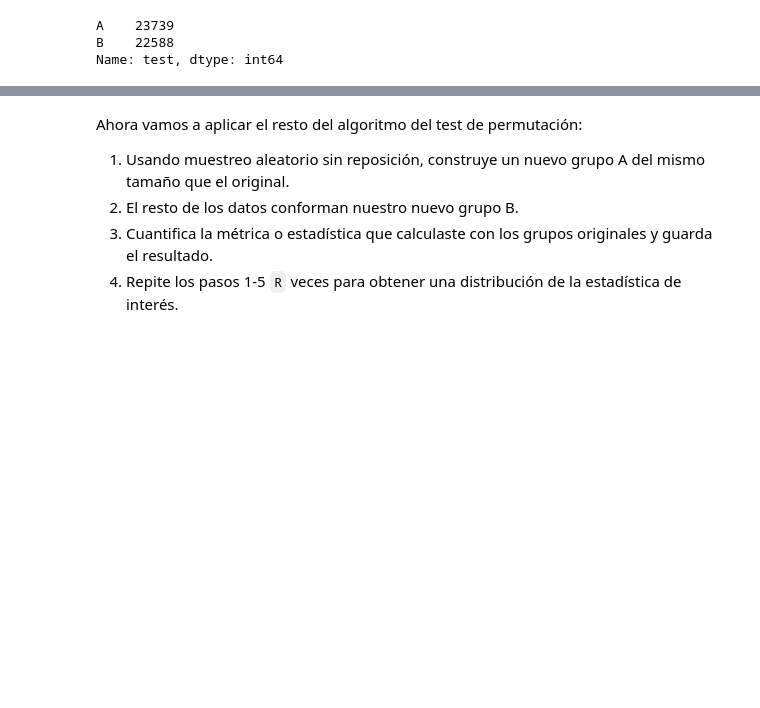
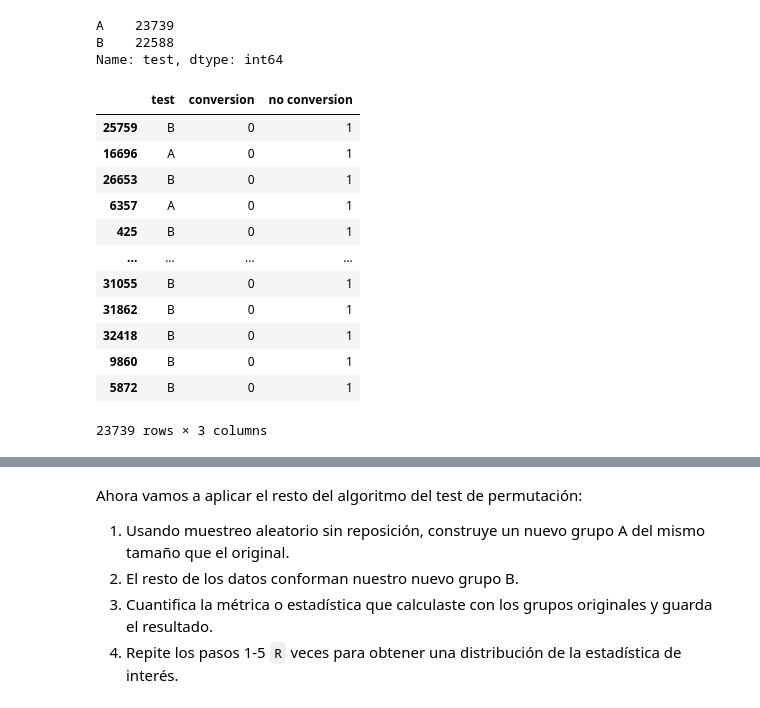
Before and after one commit to luislerma5593/Data_Analysis, a Jupyter notebook: 4. Análisis de datos con Python/7. Pruebas AB y Procesamiento de Lenguaje Natural/7.1 pruebas_ab.ipynb, the cells around one changed output, grey strips where cells are left out. Saved outputs shown, nothing was run; the diff lists cells and outputs as text; code cells hidden in the pictures; blank space fills up the shorter version.

```diff
--- a/4. Análisis de datos con Python/7. Pruebas AB y Procesamiento de Lenguaje Natural/7.1 pruebas_ab.ipynb
+++ b/4. Análisis de datos con Python/7. Pruebas AB y Procesamiento de Lenguaje Natural/7.1 pruebas_ab.ipynb
@@ -78,3 +78,19 @@ value_counts
 A    23739
 B    22588
 Name: test, dtype: int64
+# %%
+df.sample(value_counts.loc['A'], replace=False)
+# %% [output]
+|  | test | conversion | no conversion |
+| 25759 | B | 0 | 1 |
+| 16696 | A | 0 | 1 |
+| 26653 | B | 0 | 1 |
+| 6357 | A | 0 | 1 |
+| 425 | B | 0 | 1 |
+| ... | ... | ... | ... |
+| 31055 | B | 0 | 1 |
+| 31862 | B | 0 | 1 |
+| 32418 | B | 0 | 1 |
+| 9860 | B | 0 | 1 |
+| 5872 | B | 0 | 1 |
+23739 rows × 3 columns
```
Also changed, not shown: parts of 7 cells of this notebook, 1 other file.
